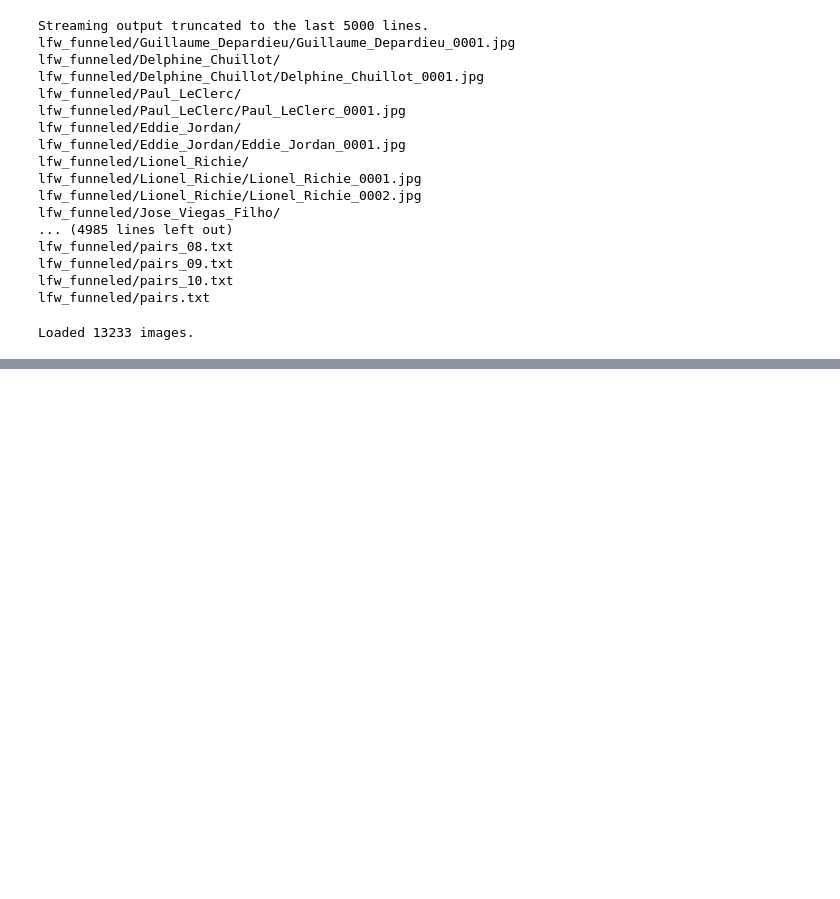
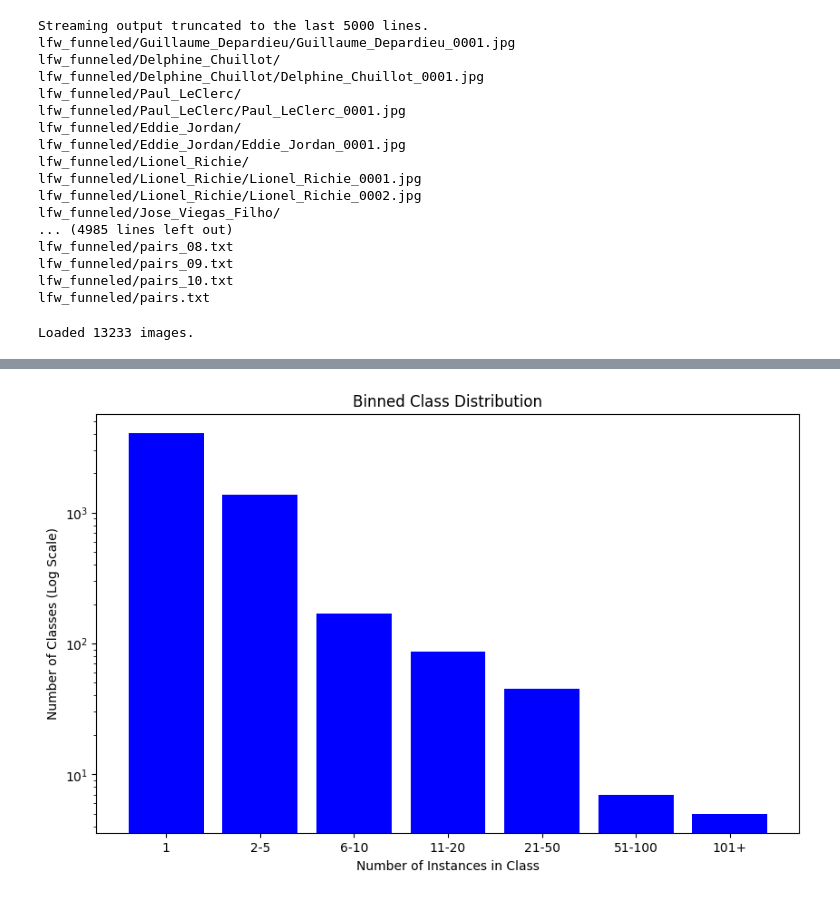
Before and after one commit to anuj-l22/PRML_Project, a Jupyter notebook: PRML_Project.ipynb, the cells around one changed output, grey strips where cells are left out. Drawn from its saved outputs; the diff is of its cells as text; code cells hidden in the pictures; blank space fills up the shorter version.

```diff
--- a/PRML_Project.ipynb
+++ b/PRML_Project.ipynb
@@ -71,0 +115,42 @@ Number of unique labels: 5749
+# %%
+import matplotlib.pyplot as plt
+from collections import Counter
+
+def plot_binned_class_distribution(y):
+    # Count the number of instances per class
+    class_counts = Counter(y)
+    # Get the frequencies of instance counts
+    frequencies = list(class_counts.values())
+
+    # Bin the frequencies
+    # For example, '1' means exactly 1 instance, '2-5' means between 2 to 5 instances, etc.
+    bins = {'1': 0, '2-5': 0, '6-10': 0, '11-20': 0, '21-50': 0, '51-100': 0, '101+': 0}
+    for frequency in frequencies:
+        if frequency == 1:
+            bins['1'] += 1
+        elif 2 <= frequency <= 5:
+            bins['2-5'] += 1
+        elif 6 <= frequency <= 10:
+            bins['6-10'] += 1
+        elif 11 <= frequency <= 20:
+            bins['11-20'] += 1
+        elif 21 <= frequency <= 50:
+            bins['21-50'] += 1
+        elif 51 <= frequency <= 100:
+            bins['51-100'] += 1
+        else:
+            bins['101+'] += 1
+
+    # Now create a bar plot with the binned data
+    plt.figure(figsize=(10, 6))
+    plt.bar(bins.keys(), bins.values(), color='blue')
+    plt.yscale('log')  # Use log scale if there are bins with very large counts
+    plt.title('Binned Class Distribution')
+    plt.xlabel('Number of Instances in Class')
+    plt.ylabel('Number of Classes (Log Scale)')
+    plt.show()
+
+# Example usage
+plot_binned_class_distribution(y)
+# %% [output]
+[figure, added]
```
Also changed, not shown: parts of 5 cells of this notebook.
